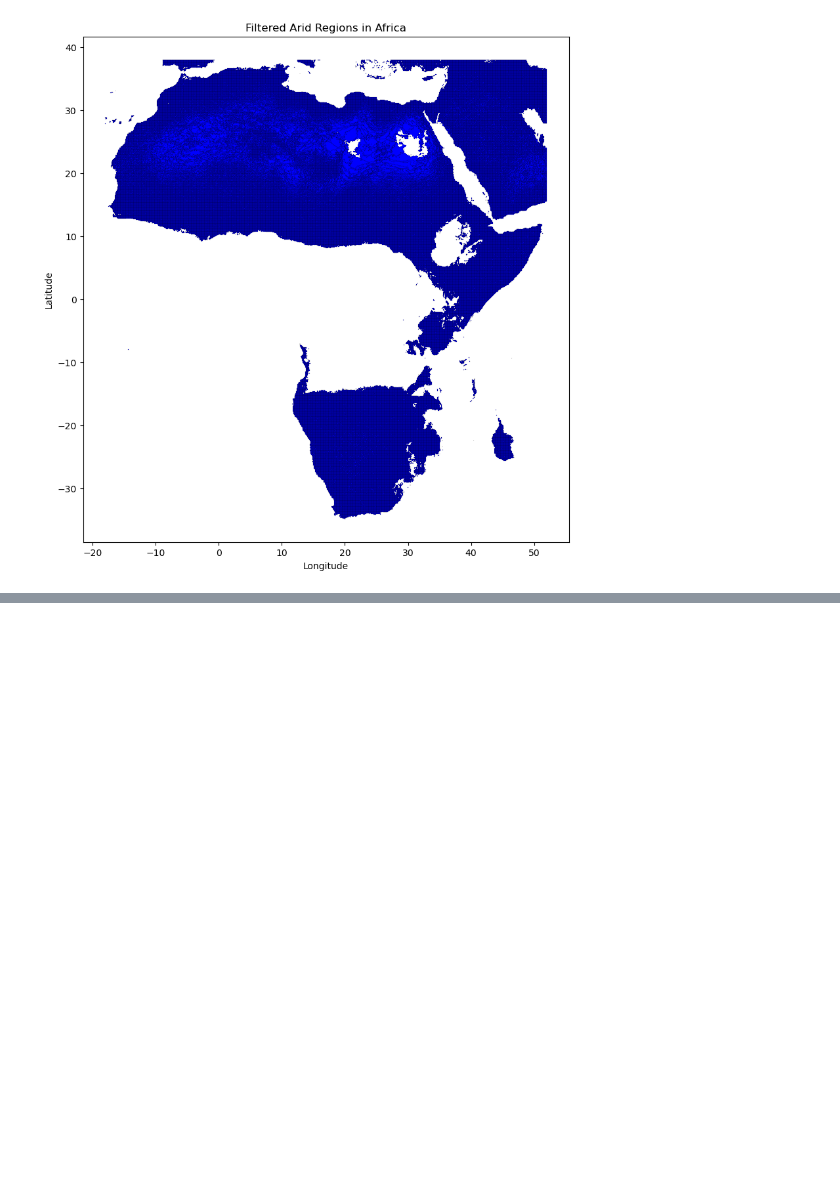
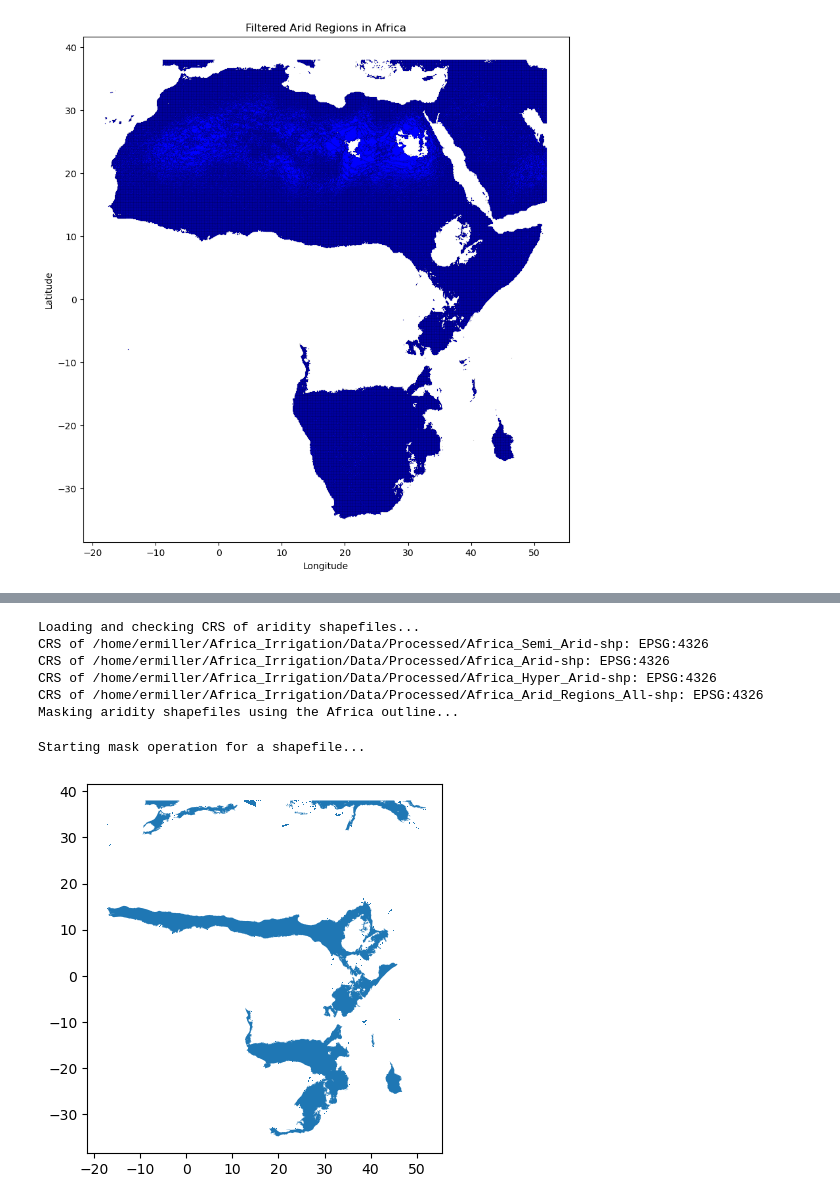
Before and after one commit to rellimylime/Africa_Irrigation, a Jupyter notebook: Code/1_analyze_data/3_Aridity_refinement.ipynb, the cells around one changed output, grey strips where cells are left out. Cells and saved outputs as stored; diff of their text form; code cells hidden in the pictures; blank space fills up the shorter version.

```diff
--- a/Code/1_analyze_data/3_Aridity_refinement.ipynb
+++ b/Code/1_analyze_data/3_Aridity_refinement.ipynb
@@ -160,0 +251,42 @@ plt.show()
+# %%
+
+def load_and_check_crs(shapefile_path):
+    gdf = gpd.read_file(shapefile_path)
+    gdf.set_crs(epsg = 4326, inplace = True)
+    print(f"CRS of {shapefile_path}: {gdf.crs}")
+    return gdf
+
+# Load each shapefile and check CRS
+print("Loading and checking CRS of aridity shapefiles...")
+aridity_gdfs = {}
+for key, mask in masks.items():
+    aridity_gdfs[key] = load_and_check_crs(resolve_path(config[f'Africa_{key}_shp_path']))
+
+# Function to mask shapefiles using the Africa outline
+def mask_shapefile_with_continent(gdf, outline):
+    print("Starting mask operation for a shapefile...")
+    gdf.plot()
+    plt.show()
+
+    # Perform spatial join to keep only the data within the outline
+    masked_gdf = gpd.overlay(gdf, outline, how='intersection')
+    print("Completed mask operation for a shapefile.")
+    masked_gdf.plot()
+    plt.show()
+    return masked_gdf
+
+
+# Mask each shapefile using the Africa outline with progress bar
+print("Masking aridity shapefiles using the Africa outline...")
+masked_aridity_gdfs = {}
+for key, gdf in tqdm(aridity_gdfs.items(), desc="Masking shapefiles"):
+    masked_aridity_gdfs[key] = mask_shapefile_with_continent(gdf, africa_continent)
+# %% [output]
+Loading and checking CRS of aridity shapefiles...
+CRS of /home/ermiller/Africa_Irrigation/Data/Processed/Africa_Semi_Arid-shp: EPSG:4326
+CRS of /home/ermiller/Africa_Irrigation/Data/Processed/Africa_Arid-shp: EPSG:4326
+CRS of /home/ermiller/Africa_Irrigation/Data/Processed/Africa_Hyper_Arid-shp: EPSG:4326
+CRS of /home/ermiller/Africa_Irrigation/Data/Processed/Africa_Arid_Regions_All-shp: EPSG:4326
+Masking aridity shapefiles using the Africa outline...
+Starting mask operation for a shapefile...
+[figure, added]
```
Also changed, not shown: parts of 11 cells of this notebook.
